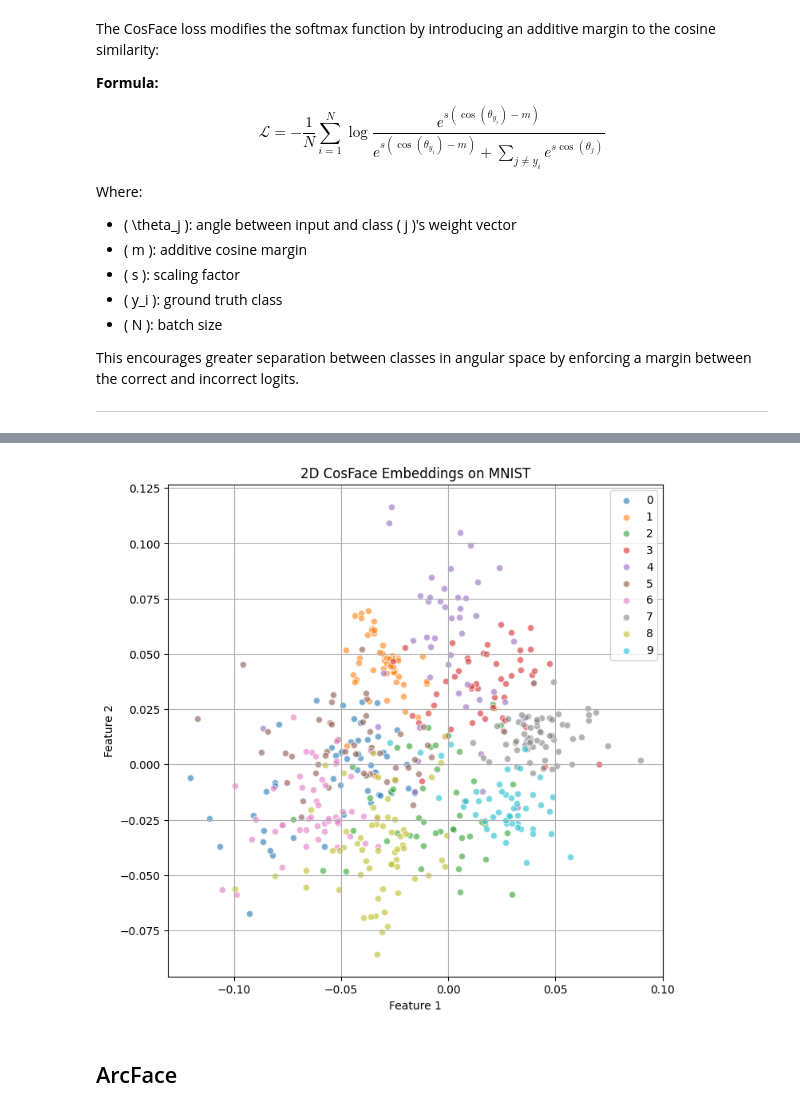
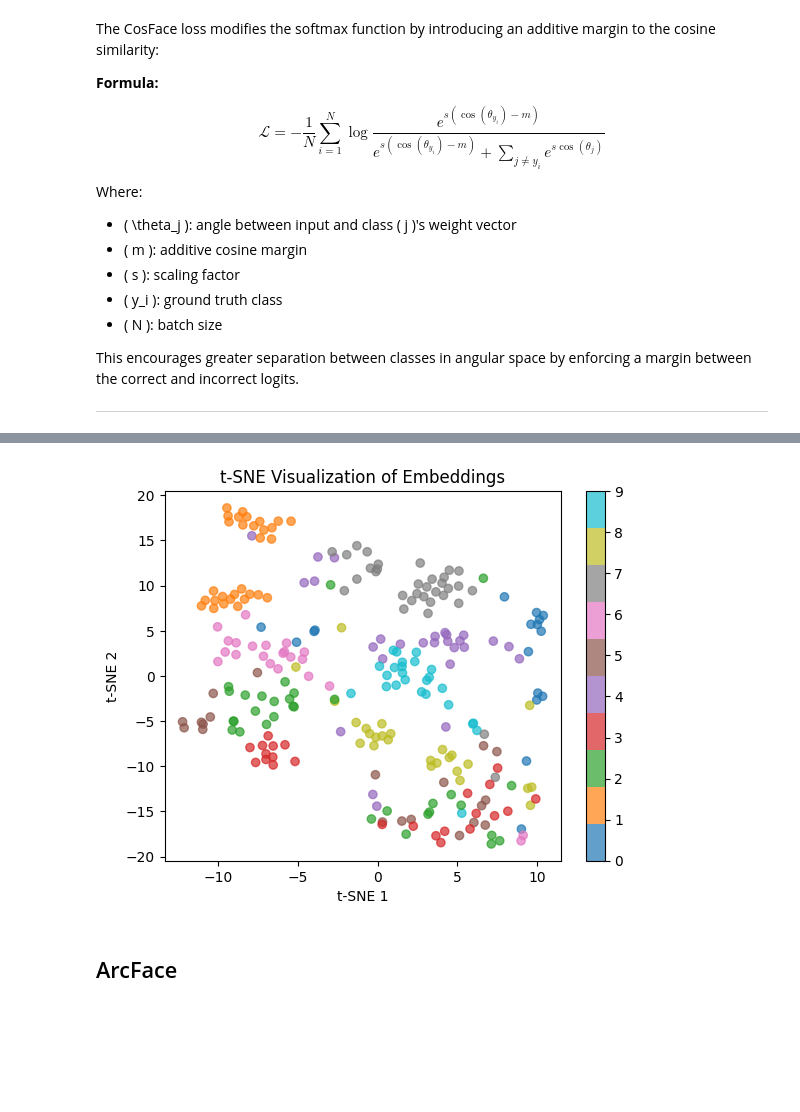
Before and after one commit to armanniaruhi/RAML, a Jupyter notebook: notebooks/losses.ipynb, the cells around one changed output, grey strips where cells are left out. Drawn from its saved outputs; the diff is of its cells as text; code cells hidden in the pictures; blank space fills up the shorter version.

```diff
--- a/notebooks/losses.ipynb
+++ b/notebooks/losses.ipynb
@@ -274,10 +280,10 @@ class CosFaceLoss(nn.Module):
         output *= self.scale
         return output
 # %%
-model = SimpleCNN(embedding_dim=2).to(device)
-criterion = CosFaceLoss(in_features=2, out_features=10, margin=0.35, scale=30.0).to(device)
+model = SimpleCNN(embedding_dim=128).to(device)
+criterion = CosFaceLoss(in_features=128, out_features=10, margin=0.35, scale=30.0).to(device)
 
-optimizer = torch.optim.Adam(model.parameters(), lr=1e-3)
+optimizer = torch.optim.Adam(model.parameters(), lr=1e-4)
 scheduler = torch.optim.lr_scheduler.StepLR(optimizer, step_size=10, gamma=0.1)
 
 # For visualization
@@ -331,22 +326,15 @@ Epoch 20, Loss: 8.6969
-# %%
-import matplotlib.pyplot as plt
-
-feats = torch.cat(all_feats, dim=0)
-labels = torch.cat(all_labels, dim=0)
-
-plt.figure(figsize=(8, 8))
-for i in range(10):
-    idx = labels == i
-    plt.scatter(feats[idx, 0], feats[idx, 1], label=str(i), alpha=0.6, edgecolors='w')
-
-plt.title("2D CosFace Embeddings on MNIST")
-plt.xlabel("Feature 1")
-plt.ylabel("Feature 2")
-plt.legend()
-plt.grid(True)
-plt.show()
-# %% [output]
-[figure, removed]
+# %%
+from sklearn.manifold import TSNE
+
+reduced = TSNE(n_components=2, random_state=42).fit_transform(feats)
+plt.scatter(reduced[:, 0], reduced[:, 1], c=labels, cmap="tab10", alpha=0.7)
+plt.title("t-SNE Visualization of Embeddings")
+plt.xlabel("t-SNE 1")
+plt.ylabel("t-SNE 2")
+plt.colorbar()
+plt.show()
+# %% [output]
+[figure, added]
 # %% [markdown]
 ## ArcFace
 # %% [markdown]
```
Also changed, not shown: parts of 8 cells of this notebook, 4 other files.
